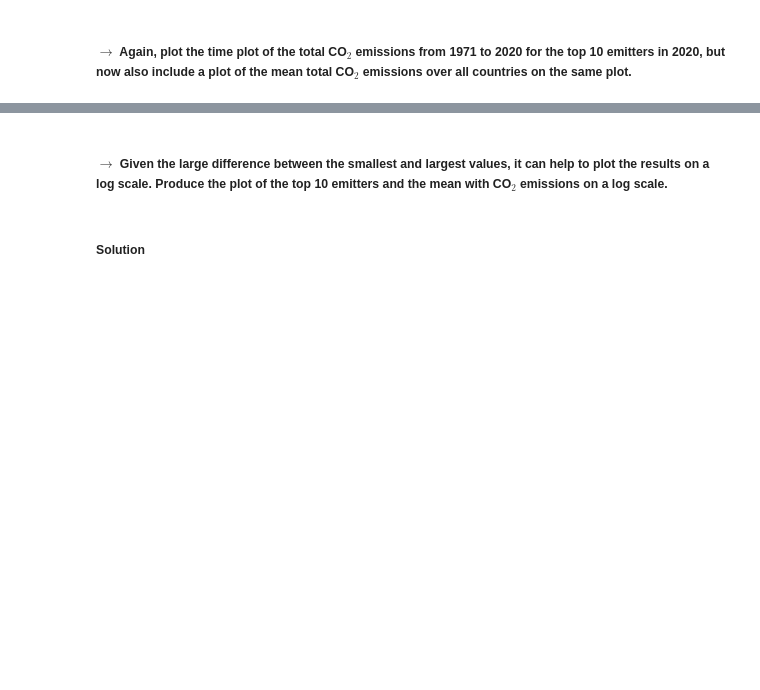
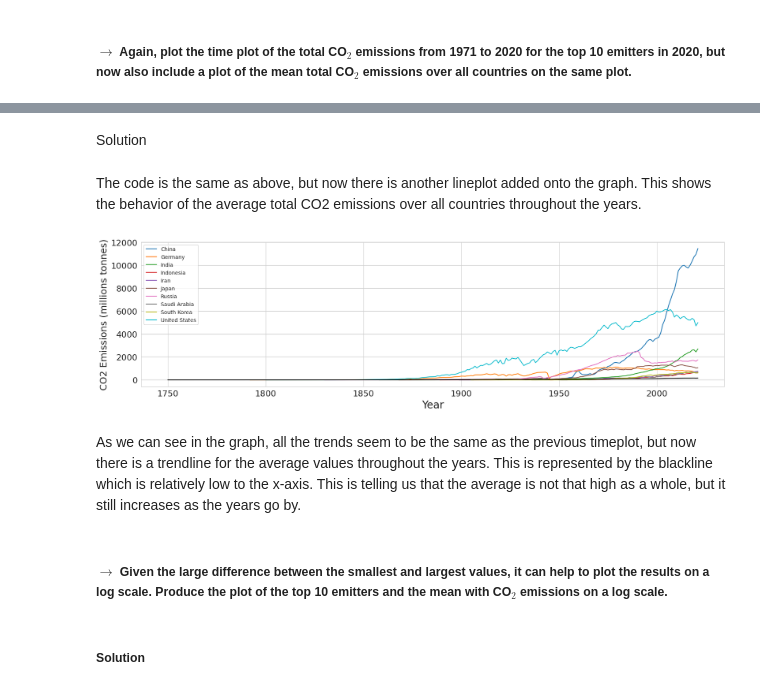
Before and after one commit to jbornilla/co2emissions, a Jupyter notebook: Julia_Bornilla_MATH_2315_Lab_1.ipynb, the cells around one changed output, grey strips where cells are left out. Drawn from its saved outputs; the diff is of its cells as text; code cells hidden in the pictures; blank space fills up the shorter version.

```diff
--- a/Julia_Bornilla_MATH_2315_Lab_1.ipynb
+++ b/Julia_Bornilla_MATH_2315_Lab_1.ipynb
@@ -132,0 +193,3 @@ Name: year, Length: 46523, dtype: int64
+# %%
+df_emissions = df[['country','year','co2']]
+df_emissions.head()
@@ -159,3 +286,18 @@ Name: year, Length: 46523, dtype: int64
+# %% [markdown]
+Solution
+# %% [markdown]
+The code is the same as above, but now there is another lineplot added onto the graph. This shows the behavior of the average total CO2 emissions over all countries throughout the years.
+# %%
+plt.figure(figsize=(20,5))
+sns.lineplot(data=df[df['country'].isin(['China', 'United States', 'India', 'Russia', 'Japan', 'Iran', 'Saudi Arabia', 'Germany', 'Indonesia', 'South Korea'])], x='year', y='co2', hue='country')
+sns.lineplot(data= df_emissions.groupby('year').mean(), x='year', y='co2', color='k')
+plt.xlabel('Year', fontsize=20)
+plt.ylabel('CO2 Emissions (millions tonnes)', fontsize=18)
+plt.tick_params(labelsize=16);
+# %% [output]
+[figure, added]
+# %% [markdown]
+As we can see in the graph, all the trends seem to be the same as the previous timeplot, but now there is a trendline for the average values throughout the years. This is represented by the blackline which is relatively low to the x-axis. This is telling us that the average is not that high as a whole, but it still increases as the years go by.
 # %% [markdown]
 ##### $\rightarrow$ Given the large difference between the smallest and largest values, it can help to plot the results on a log scale. Produce the plot of the top 10 emitters and the mean with CO$_2$ emissions on a log scale.
 # %% [markdown]
```
Also changed, not shown: parts of 48 cells of this notebook.
